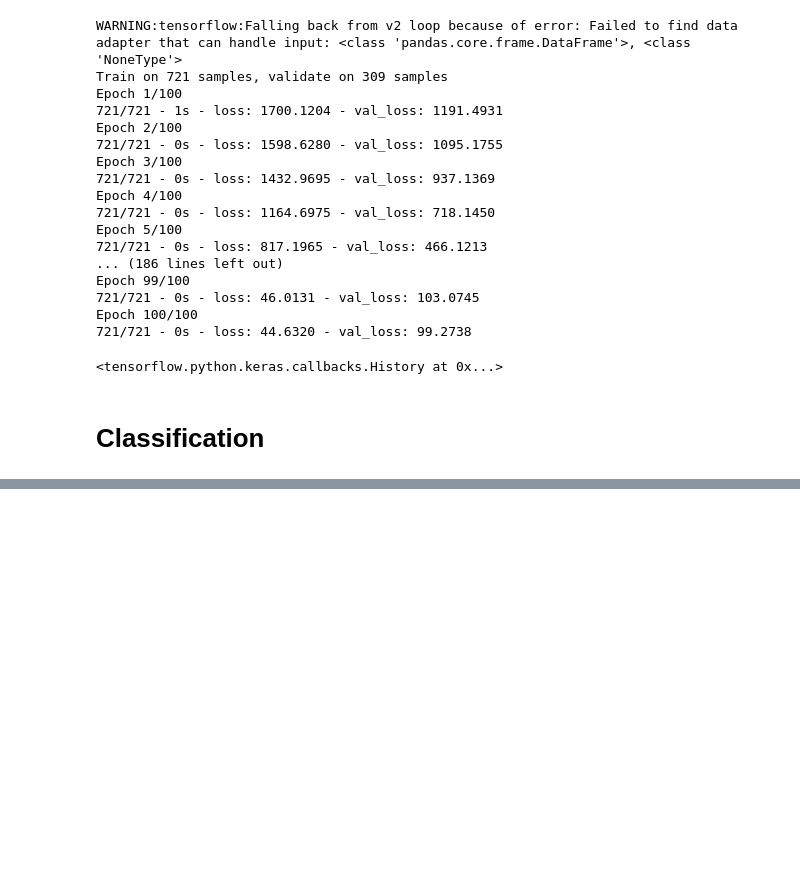
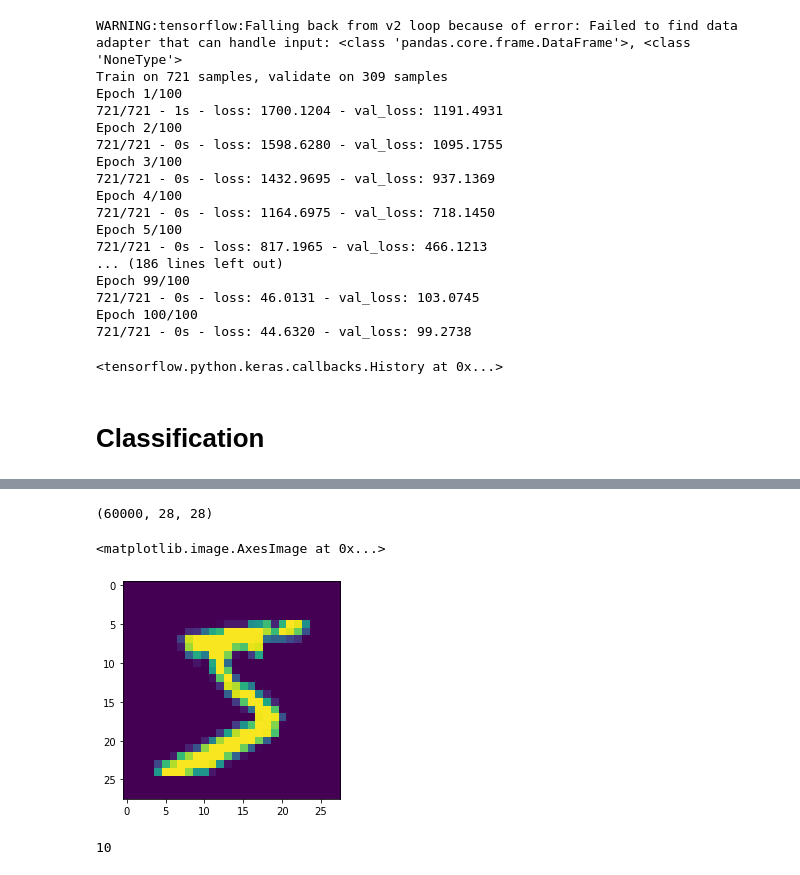
Before and after one commit to adarshrana205/Deep-Learning, a Jupyter notebook: Classification and Regression using Keras.ipynb, the cells around one changed output, grey strips where cells are left out. Drawn from its saved outputs; the diff is of its cells as text; code cells hidden in the pictures; blank space fills up the shorter version.

```diff
--- a/Classification and Regression using Keras.ipynb
+++ b/Classification and Regression using Keras.ipynb
@@ -126,3 +126,8 @@ from tensorflow.keras.layers import Dense,Dropout,Activation, Flatten, Conv2D, M
 from tensorflow.keras.utils import to_categorical
 # %%
 import matplotlib.pyplot as plt
+# %%
+
+from tensorflow.keras.datasets import mnist
+
+(X_train, y_train), (X_test, y_test) = mnist.load_data()
@@ -128,0 +137,9 @@ import matplotlib.pyplot as plt
+# %%
+X_train.shape
+# %% [output]
+(60000, 28, 28)
+# %%
+plt.imshow(X_train[0])
+# %% [output]
+<matplotlib.image.AxesImage at 0x...>
+[figure, added]
@@ -128,0 +157,9 @@ import matplotlib.pyplot as plt
+# %%
+# one hot encode outputs
+y_train = to_categorical(y_train)
+y_test = to_categorical(y_test)
+
+num_classes = y_test.shape[1]
+print(num_classes)
+# %% [output]
+10
```
Also changed, not shown: parts of 3 cells of this notebook.
